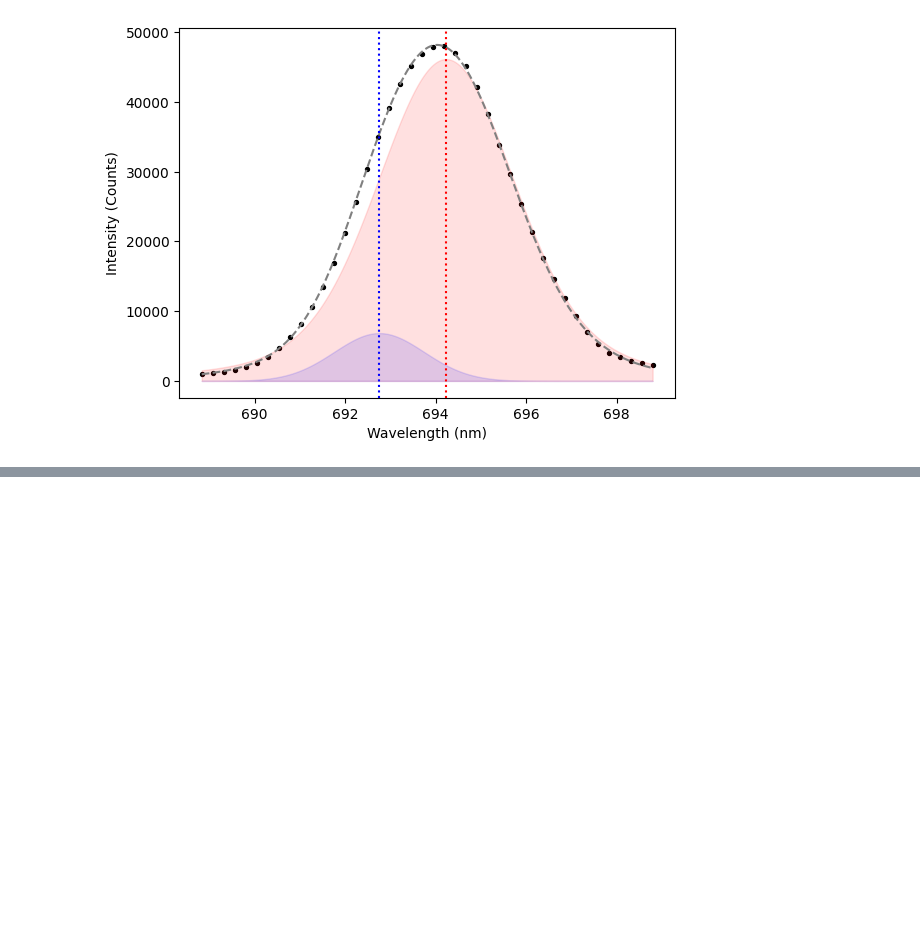
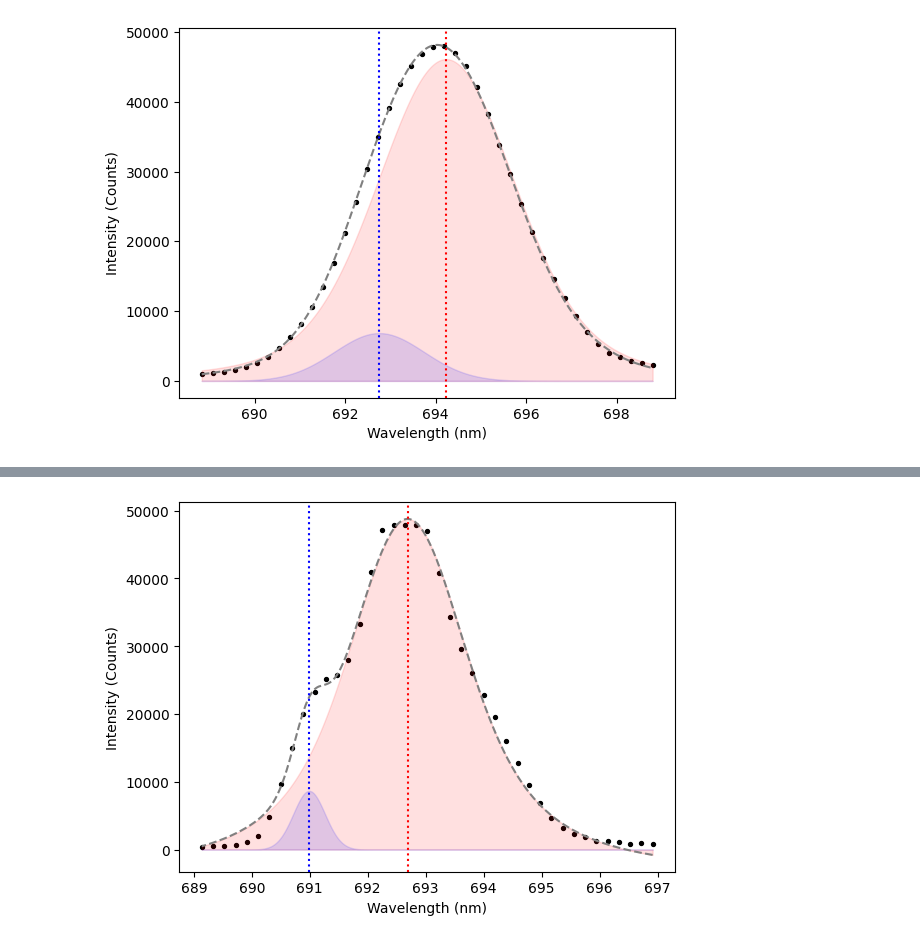
Before and after one commit to Sebastian426/Advanced-Lab-Code, a Jupyter notebook: Main_Results_Plots/Careful_Fits_Results_Table.ipynb, the cells around one changed output, grey strips where cells are left out. Saved outputs shown, nothing was run; the diff lists cells and outputs as text; code cells hidden in the pictures; blank space fills up the shorter version.

```diff
--- a/Main_Results_Plots/Careful_Fits_Results_Table.ipynb
+++ b/Main_Results_Plots/Careful_Fits_Results_Table.ipynb
@@ -424,0 +477,51 @@ plt.show()
+# %%
+####
+# 147
+####
+temp_index = 1
+
+A1_guess_ocean = np.max(y_ocean_masked[temp_index]) / 2
+A2_guess_ocean = 0.6 * A1_guess_ocean
+R1_guess_ocean_147 = wavelengths_masked[temp_index][np.argmax(y_ocean_masked[temp_index])]
+offset_guess_ocean_147 = np.min(y_ocean_masked[temp_index])
+
+p0_ocean_147 = [A1_guess_ocean, R1_guess_ocean_147, 0.3, 0.3,
+               A2_guess_ocean, -2, 0.3, 0.3, offset_guess_ocean_147]
+
+bounds_ocean_147 = [
+    [0.01 * A1_guess_ocean, R1_guess_ocean_147 - 5, 0, 0,
+     0.01 * A2_guess_ocean, -3, 0, 0, -np.inf],  #lower
+    [10 * A1_guess_ocean, R1_guess_ocean_147 + 5, np.inf, np.inf,
+     10 * A2_guess_ocean, -1, np.inf, np.inf, np.inf]  #upper
+]
+
+pop_ocean_147, cov_ocean_147 = curve_fit(voigt_model_double,
+                                       x_ocean_masked[temp_index],
+                                       y_ocean_masked[temp_index],
+                                       p0=p0_ocean_147,
+                                       bounds=bounds_ocean_147,
+                                       maxfev=10000)
+
+x_fit_147 = np.linspace(x_ocean_masked[temp_index][-1], x_ocean_masked[temp_index][0], 10000)
+
+pop_R1_ocean_147 = [pop_ocean_147[0], pop_ocean_147[1], pop_ocean_147[2], pop_ocean_147[3], pop_ocean_147[-1]]
+R1_ocean_147 = voigt_profile_single(x_fit_147, *pop_R1_ocean_147)
+
+pop_R2_ocean_147 = [pop_ocean_147[4], pop_ocean_147[5] + pop_ocean_147[1], pop_ocean_147[6], pop_ocean_147[7], 0]
+R2_ocean_147 = voigt_profile_single(x_fit_147, *pop_R2_ocean_147)
+
+plt.figure(1)
+plt.scatter(x_ocean_masked[temp_index], y_ocean_masked[temp_index], marker='o', color="black", s=8)
+plt.plot(x_fit_147, voigt_model_double(x_fit_147, *pop_ocean_147), color="grey", linestyle="--")
+
+plt.fill_between(x_fit_147, R1_ocean_147, 0, color="red", alpha=0.12)
+plt.fill_between(x_fit_147, R2_ocean_147, 0, color="blue", alpha=0.12)
+
+plt.axvline(pop_R1_ocean_147[1], color="red", linestyle=":")
+plt.axvline(pop_R2_ocean_147[1], color="blue", linestyle=":")
+
+plt.xlabel("Wavelength (nm)")
+plt.ylabel("Intensity (Counts)")
+plt.show()
+# %% [output]
+[figure, added]
```
Also changed, not shown: parts of 14 cells of this notebook.
